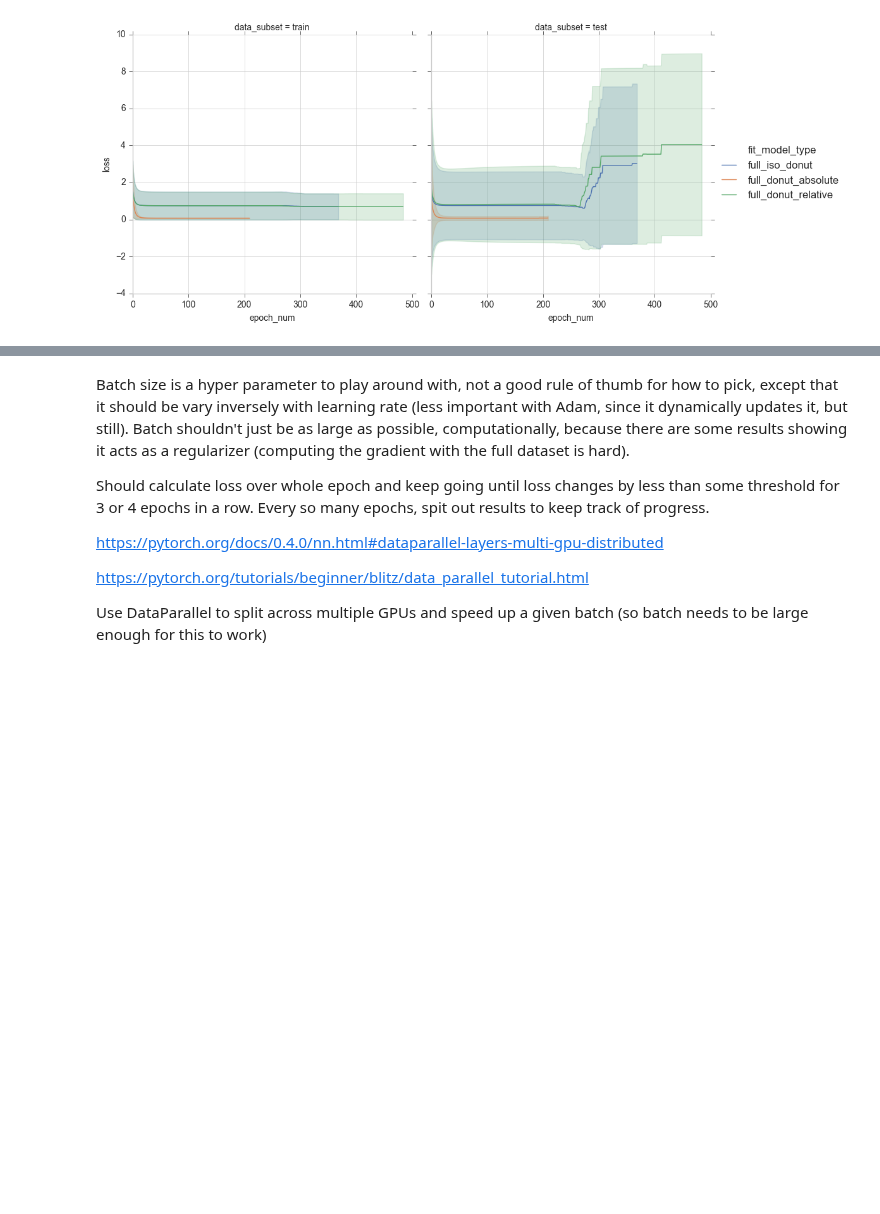
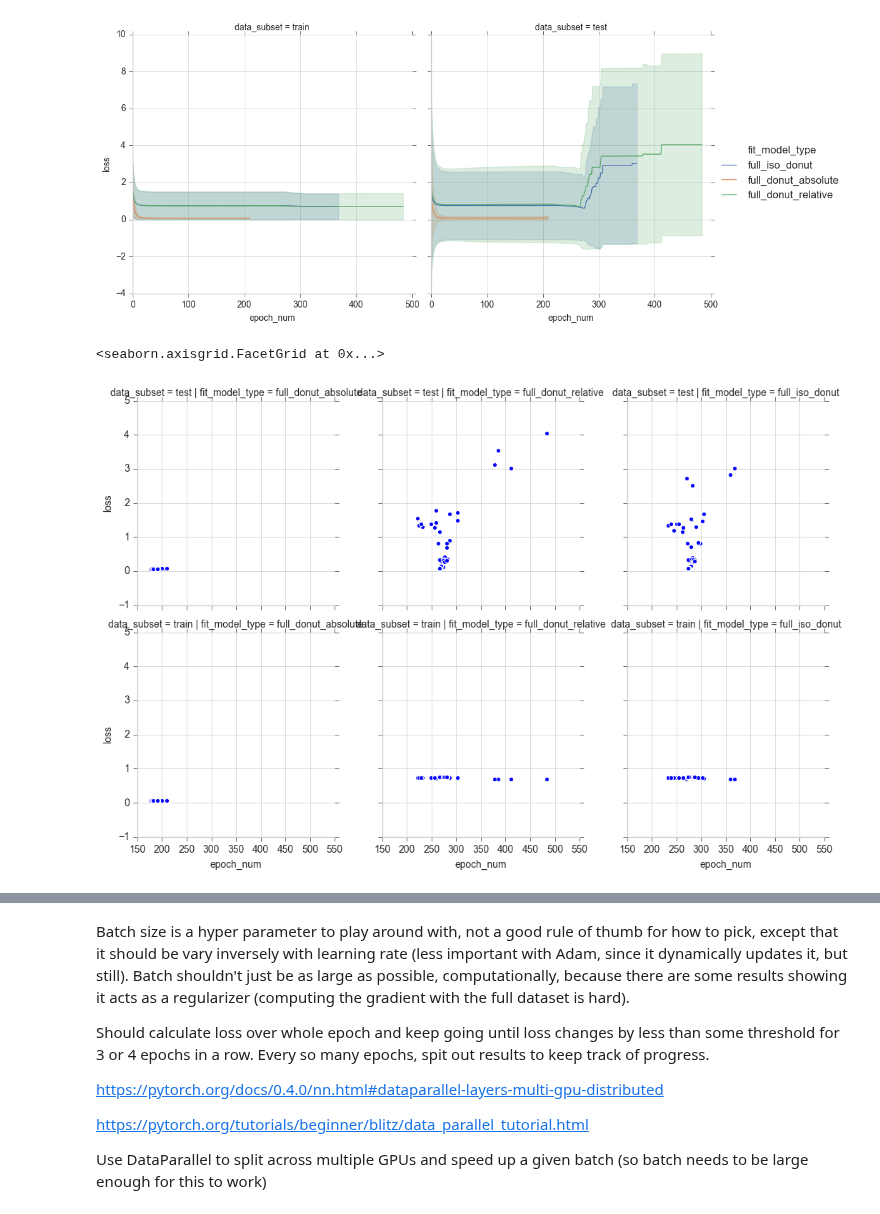
Before and after one commit to billbrod/spatial-frequency-preferences, a Jupyter notebook: notebooks/05-Model.ipynb, the cells around one changed output, grey strips where cells are left out. Saved outputs shown, nothing was run; the diff lists cells and outputs as text; code cells hidden in the pictures; blank space fills up the shorter version.

```diff
--- a/notebooks/05-Model.ipynb
+++ b/notebooks/05-Model.ipynb
@@ -428,3 +300,11 @@ g = sns.relplot('epoch_num', 'loss', 'fit_model_type', data=loss_df, col='data_s
                 #facet_kws={'sharey':False, 'sharex': False})
 # %% [output]
 [figure]
+# %%
+grouped_loss = loss_df.groupby(['data_subset','fit_model_type', 'test_subset', 'epoch_num']).loss.mean().reset_index()
+grouped_loss = grouped_loss.groupby(['data_subset', 'fit_model_type', 'test_subset']).last().reset_index()
+# %%
+sns.relplot('epoch_num', 'loss', data=grouped_loss, col='fit_model_type', row='data_subset', height=3.5)
+# %% [output]
+<seaborn.axisgrid.FacetGrid at 0x...>
+[figure, added]
```
Also changed, not shown: parts of 49 cells of this notebook, 1 other file.
